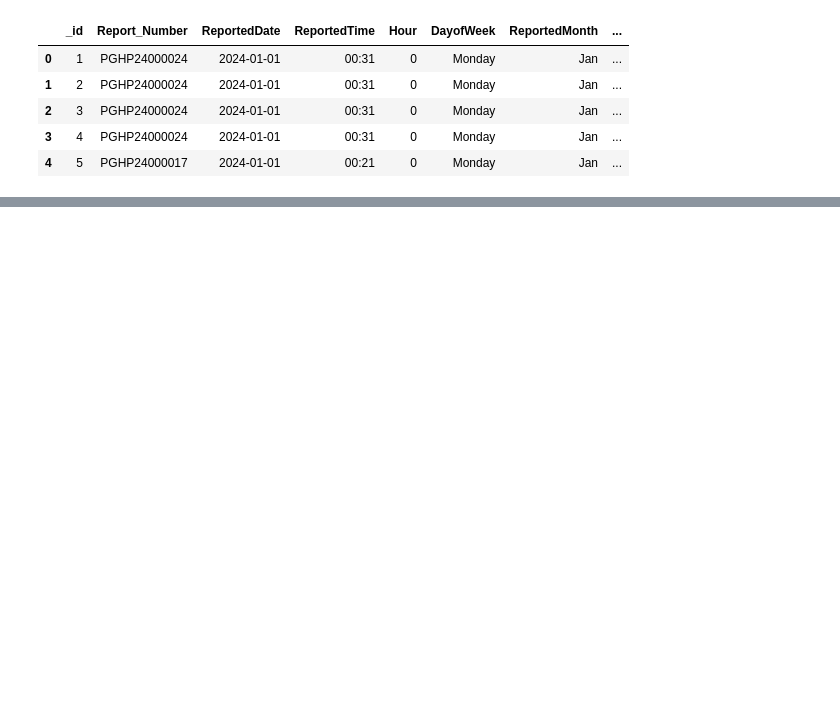
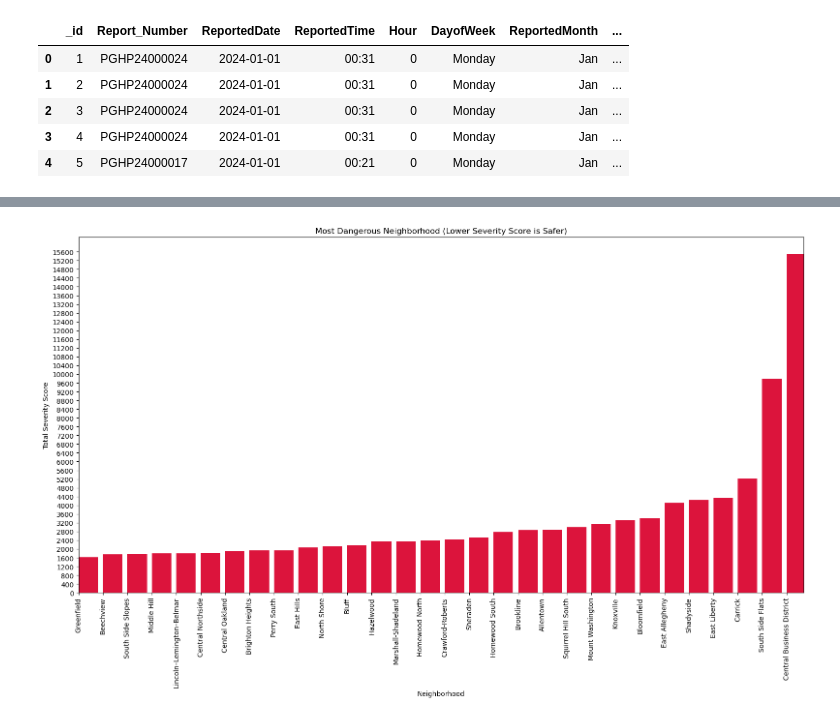
Before and after one commit to Maya-Senthil/Final-Project, a Jupyter notebook: Maya.ipynb, the cells around one changed output, grey strips where cells are left out. Cells and saved outputs as stored; diff of their text form; code cells hidden in the pictures; blank space fills up the shorter version.

```diff
--- a/Maya.ipynb
+++ b/Maya.ipynb
@@ -16,0 +133,21 @@ criminal_monthly_activity.head()
+# %%
+# 30 of the most dangerous neighborhoods based on severity score
+total_crime = crimes.groupby("Neighborhood").agg(Score = ("Severity", "sum"), Total_Crimes = ("Severity", "count")).reset_index()
+
+total_crime.columns = ["Neighborhood", "Score", "Total_Crimes"]
+total_crime = total_crime.sort_values("Score")
+
+bottom_30 = total_crime.tail(30)
+
+plt.figure(figsize = (16, 10))
+plt.bar(bottom_30["Neighborhood"], bottom_30["Score"], align ="edge", color = "crimson")
+plt.xticks(rotation = 90)
+plt.yticks(np.arange(0, 16000, 400))
+plt.xlabel("Neighborhood")
+plt.ylabel("Total Severity Score")
+plt.title("Most Dangerous Neighborhood (Lower Severity Score is Safer)")
+plt.xlim(0, len(bottom_30)-0.3)
+plt.tight_layout()
+plt.show()
+# %% [output]
+[figure, added]
```
Also changed, not shown: parts of 7 cells of this notebook, 1 other file.
